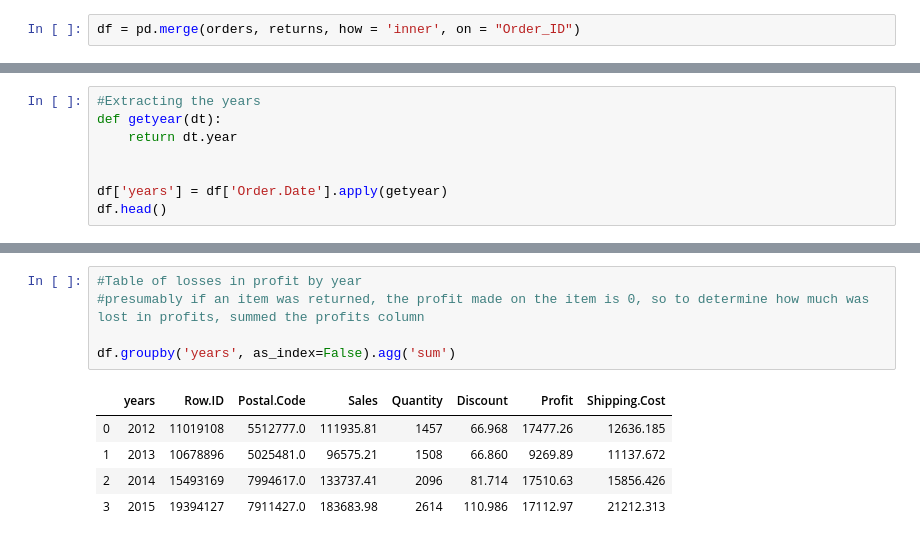
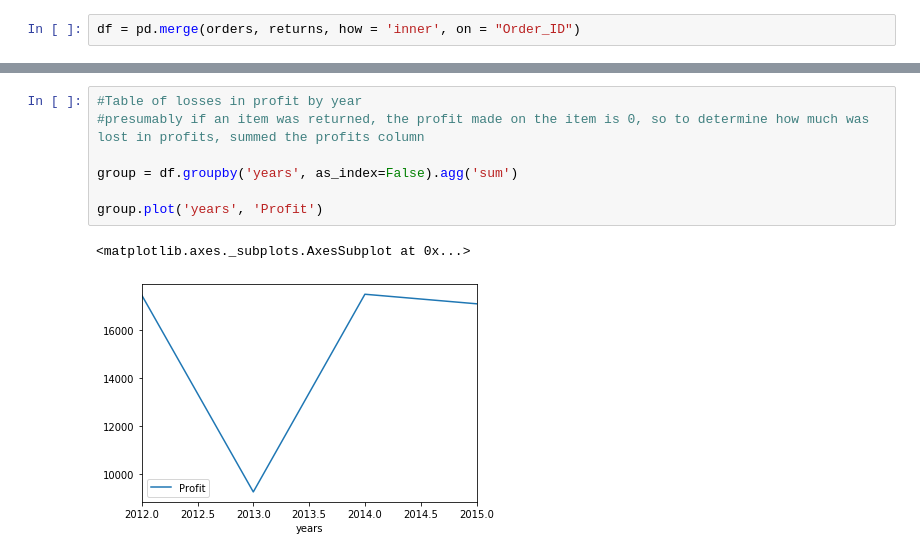
Before and after one commit to bpj2500/ml_lab, a Jupyter notebook: Final .ipynb, the cells around one changed output, grey strips where cells are left out. Drawn from its saved outputs; the diff is of its cells as text.

```diff
--- a/Final .ipynb
+++ b/Final .ipynb
@@ -130,8 +72,0 @@ df
-# %%
-#Extracting the years
-def getyear(dt):
-    return dt.year
-
-
-df['years'] = df['Order.Date'].apply(getyear)
-df.head()
@@ -146,11 +73,10 @@ df.head()
 # %%
 #Table of losses in profit by year
 #presumably if an item was returned, the profit made on the item is 0, so to determine how much was lost in profits, summed the profits column
 
-df.groupby('years', as_index=False).agg('sum')
+group = df.groupby('years', as_index=False).agg('sum')
+
+group.plot('years', 'Profit')
 # %% [output]
-|  | years | Row.ID | Postal.Code | Sales | Quantity | Discount | Profit | Shipping.Cost |
-| 0 | 2012 | 11019108 | 5512777.0 | 111935.81 | 1457 | 66.968 | 17477.26 | 12636.185 |
-| 1 | 2013 | 10678896 | 5025481.0 | 96575.21 | 1508 | 66.860 | 9269.89 | 11137.672 |
-| 2 | 2014 | 15493169 | 7994617.0 | 133737.41 | 2096 | 81.714 | 17510.63 | 15856.426 |
-| 3 | 2015 | 19394127 | 7911427.0 | 183683.98 | 2614 | 110.986 | 17112.97 | 21212.313 |
+<matplotlib.axes._subplots.AxesSubplot at 0x...>
+[figure, added]
```
Also changed, not shown: parts of 17 cells of this notebook.
